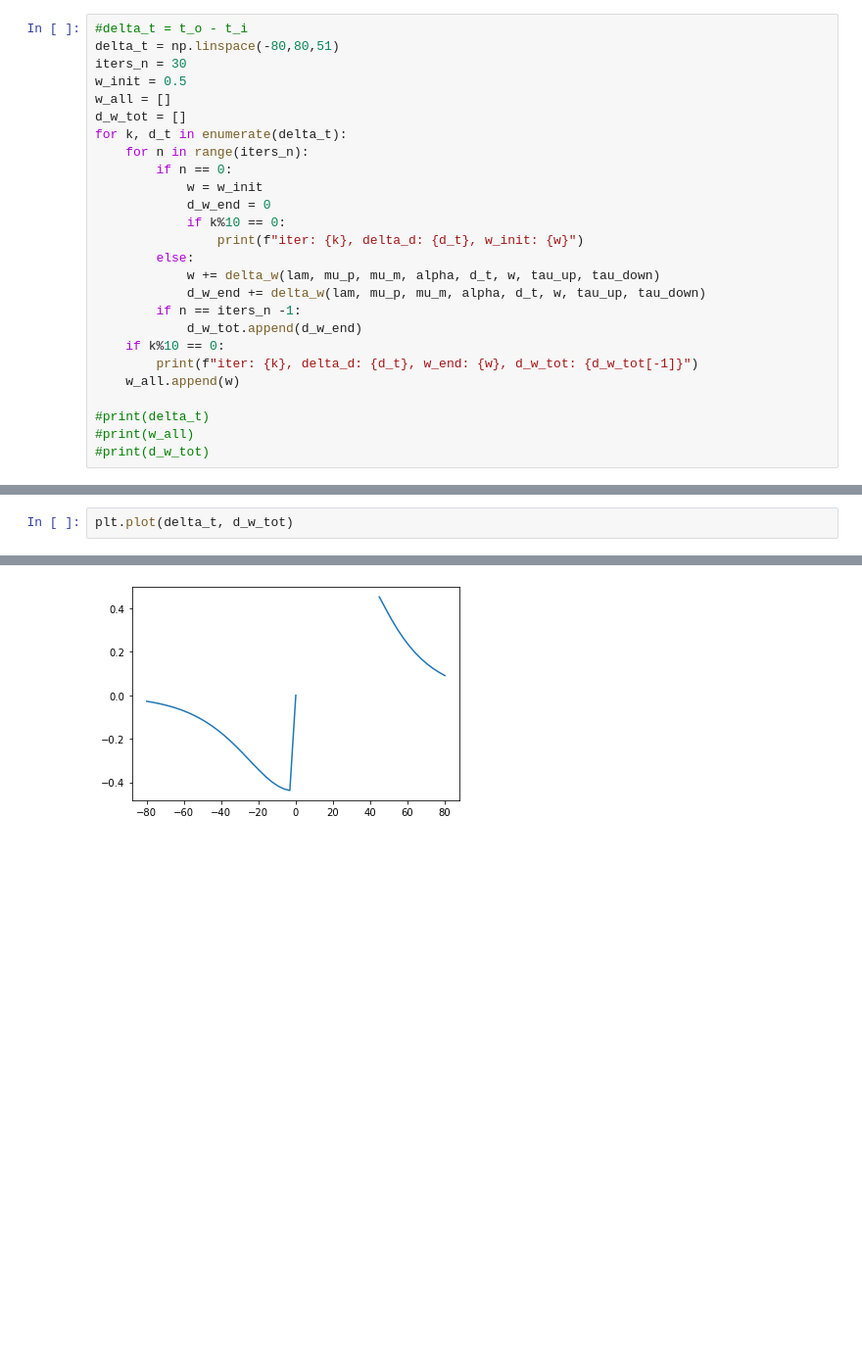
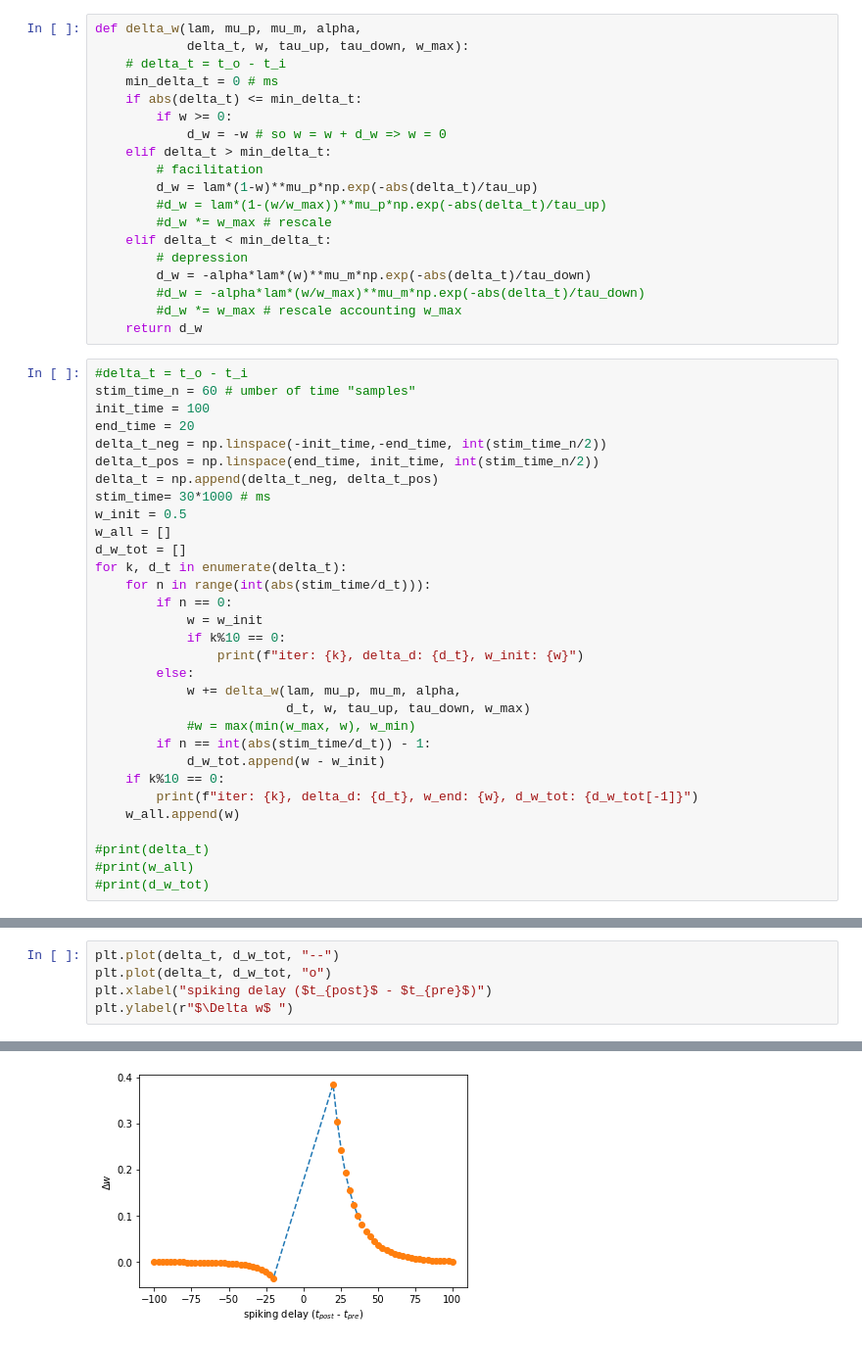
Before and after one commit to Wiss/nestml, a Jupyter notebook: ehp/three_factor_lr/ed_stdp.ipynb, the cells around one changed output, grey strips where cells are left out. Shown at 98% size. Saved outputs shown, nothing was run; the diff lists cells and outputs as text; blank space fills up the shorter version.

```diff
--- a/ehp/three_factor_lr/ed_stdp.ipynb
+++ b/ehp/three_factor_lr/ed_stdp.ipynb
@@ -182,22 +172,46 @@ mu_m = 0.9
+# %%
+def delta_w(lam, mu_p, mu_m, alpha,
+            delta_t, w, tau_up, tau_down, w_max):
+    # delta_t = t_o - t_i
+    min_delta_t = 0 # ms
+    if abs(delta_t) <= min_delta_t:
+        if w >= 0:
+            d_w = -w # so w = w + d_w => w = 0
+    elif delta_t > min_delta_t:
+        # facilitation
+        d_w = lam*(1-w)**mu_p*np.exp(-abs(delta_t)/tau_up)
+        #d_w = lam*(1-(w/w_max))**mu_p*np.exp(-abs(delta_t)/tau_up)
+        #d_w *= w_max # rescale
+    elif delta_t < min_delta_t:
+        # depression
+        d_w = -alpha*lam*(w)**mu_m*np.exp(-abs(delta_t)/tau_down)
+        #d_w = -alpha*lam*(w/w_max)**mu_m*np.exp(-abs(delta_t)/tau_down)
+        #d_w *= w_max # rescale accounting w_max
+    return d_w
 # %%
 #delta_t = t_o - t_i
-delta_t = np.linspace(-80,80,51)
-iters_n = 30
+stim_time_n = 60 # umber of time "samples"
+init_time = 100
+end_time = 20
+delta_t_neg = np.linspace(-init_time,-end_time, int(stim_time_n/2))
+delta_t_pos = np.linspace(end_time, init_time, int(stim_time_n/2))
+delta_t = np.append(delta_t_neg, delta_t_pos)
+stim_time= 30*1000 # ms
 w_init = 0.5
 w_all = []
 d_w_tot = []
 for k, d_t in enumerate(delta_t):
-    for n in range(iters_n):
+    for n in range(int(abs(stim_time/d_t))):
         if n == 0:
             w = w_init
-            d_w_end = 0
             if k%10 == 0:
                 print(f"iter: {k}, delta_d: {d_t}, w_init: {w}")
         else:
-            w += delta_w(lam, mu_p, mu_m, alpha, d_t, w, tau_up, tau_down)
-            d_w_end += delta_w(lam, mu_p, mu_m, alpha, d_t, w, tau_up, tau_down)
-        if n == iters_n -1:
-            d_w_tot.append(d_w_end)
+            w += delta_w(lam, mu_p, mu_m, alpha,
+                         d_t, w, tau_up, tau_down, w_max)
+            #w = max(min(w_max, w), w_min)
+        if n == int(abs(stim_time/d_t)) - 1:
+            d_w_tot.append(w - w_init)
     if k%10 == 0:
         print(f"iter: {k}, delta_d: {d_t}, w_end: {w}, d_w_tot: {d_w_tot[-1]}")
     w_all.append(w)
@@ -221,3 +235,6 @@ iter: 50, delta_d: 80.0, w_end: 0.5907623109386511, d_w_tot: 0.09063707973370154
 # %%
-plt.plot(delta_t, d_w_tot)
+plt.plot(delta_t, d_w_tot, "--")
+plt.plot(delta_t, d_w_tot, "o")
+plt.xlabel("spiking delay ($t_{post}$ - $t_{pre}$)")
+plt.ylabel(r"$\Delta w$ ")
 # %% [output]
@@ -225 +242 @@ plt.plot(delta_t, d_w_tot)
-[figure, old version]
+[figure, new version]
```
Also changed, not shown: parts of 18 cells of this notebook.
